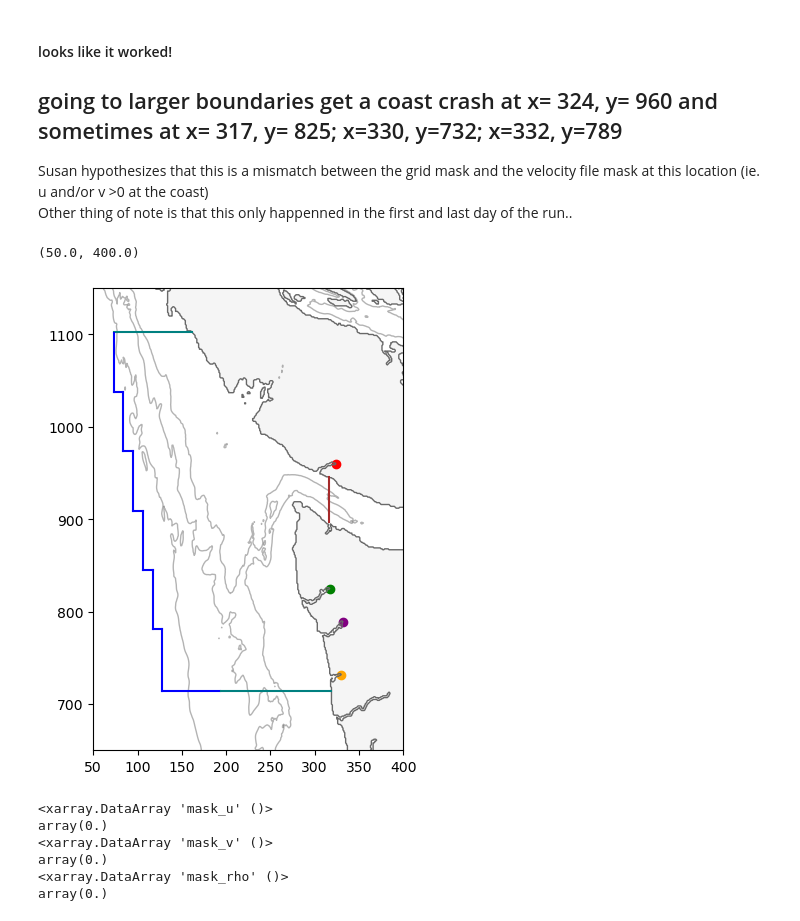
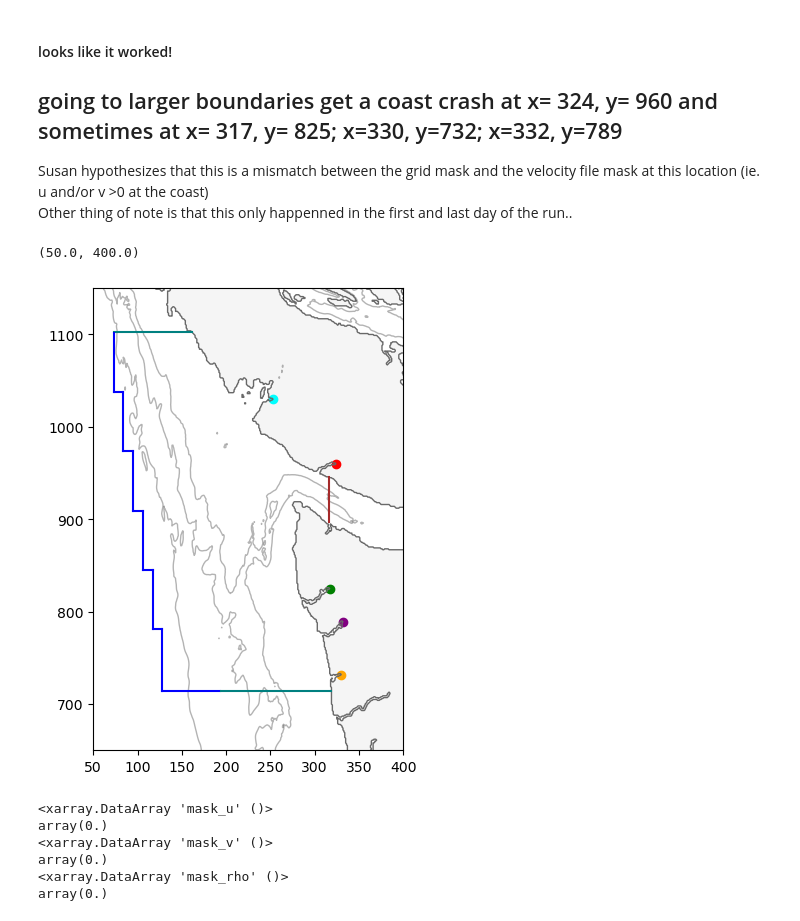
Before and after one commit to rbeutel/LO_user, a Jupyter notebook: ariane/flow_check.ipynb, the cells around one changed output. Drawn from its saved outputs; the diff is of its cells as text; code cells hidden in the pictures.

```diff
--- a/ariane/flow_check.ipynb
+++ b/ariane/flow_check.ipynb
@@ -147,34 +147,35 @@ ax.contourf(X, Y, grid.mask_rho, levels=[-0.01, 0.01], colors='whitesmoke')
 ax.contour(X, Y, grid.mask_rho, linewidths=1, levels=[-0.01, 0.01], colors='dimgray')
 ax.contour(X, Y,grid.h, linewidths=1, levels=[200, 1000, 2000], colors='dimgray', alpha=0.5)
 
 # the coast crash spots
 ax.scatter([324],[960],c='r')
 ax.scatter([317],[825],c='g')
 ax.scatter([330],[732],c='orange')
 ax.scatter([332],[789],c='purple')
+ax.scatter([253],[1030],c='cyan')
 
 # and the new boundaries
 plt.plot([316,316], [897,946], c='brown')
 plt.plot([ 73,162],[1103,1103], c='teal')
 plt.plot([128,193],[ 714, 714], c='b')
 plt.plot([117,128],[ 781, 781], c='b')
 plt.plot([106,117],[ 845, 845], c='b')
 plt.plot([ 95,106],[ 909, 909], c='b')
 plt.plot([ 84, 95],[ 974, 974], c='b')
 plt.plot([ 73, 84],[1038,1038], c='b')
 plt.plot([ 73, 73],[1038,1102], c='b')
 plt.plot([ 84, 84],[ 974,1038], c='b')
 plt.plot([ 95, 95],[ 909, 974], c='b')
 plt.plot([106,106],[ 845, 909], c='b')
 plt.plot([117,117],[ 781, 845], c='b')
 plt.plot([128,128],[ 714, 781], c='b')
 plt.plot([194,319],[ 714, 714], c='teal')
 
 ax.set_ylim([650,1150])
 ax.set_xlim([50,400])
 # %% [output]
 (50.0, 400.0)
-[figure, old version]
+[figure, new version]
 # %%
 # mask first
 # remember, 1 = water, 0 = land
```
Also changed, not shown: parts of 5 cells of this notebook, 2 other files.
